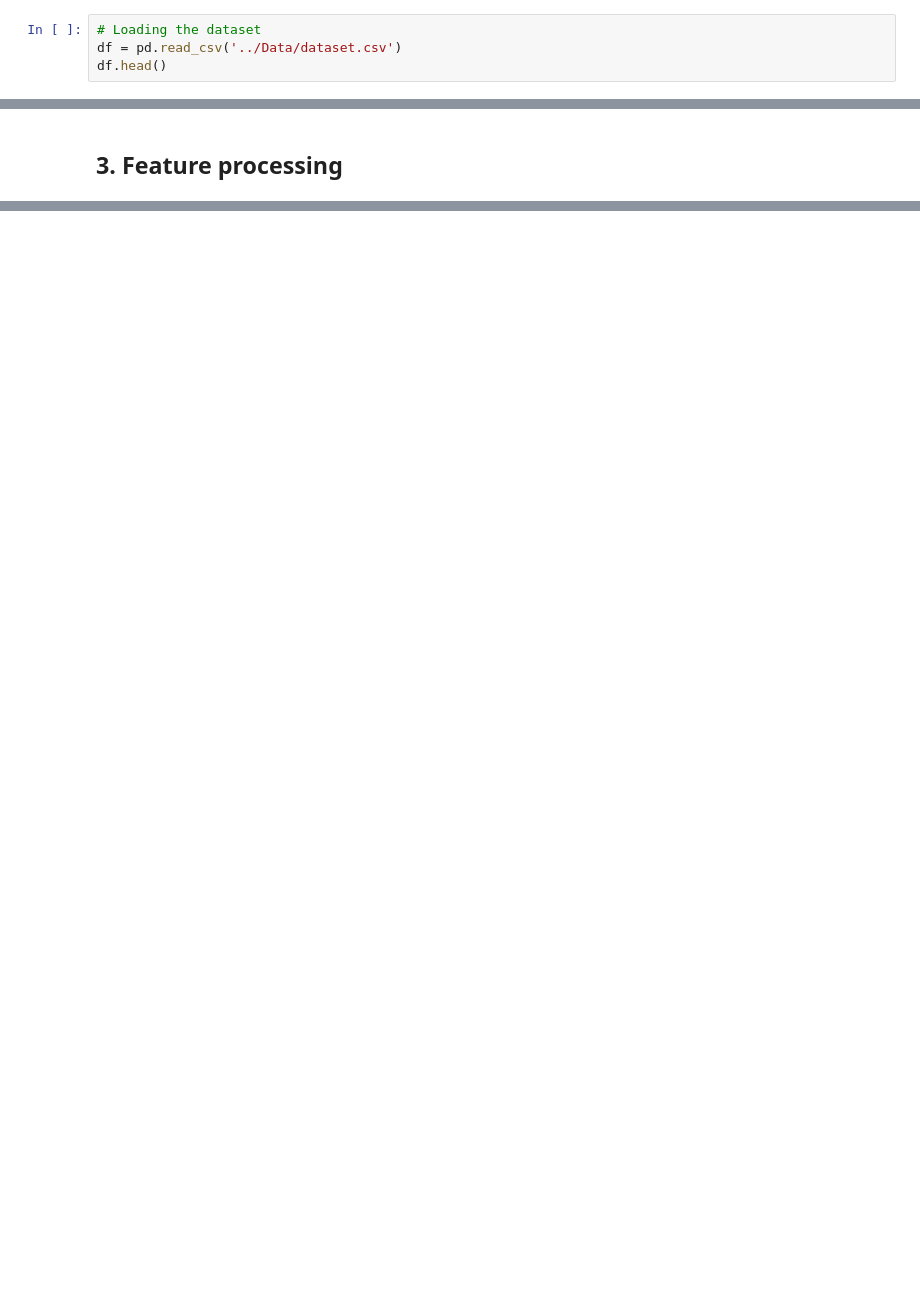
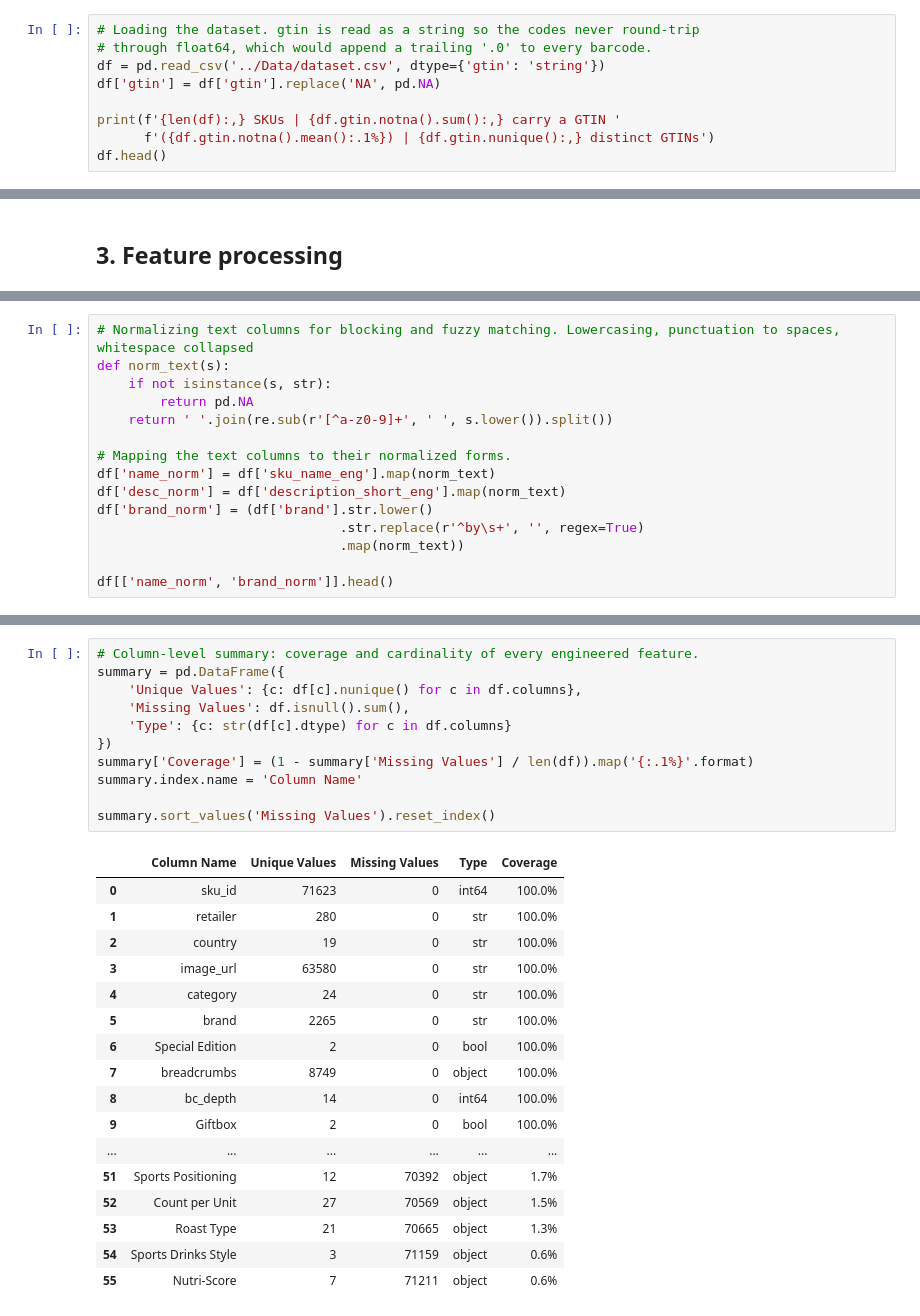
Before and after one commit to rojuspaukste/Item-Grouping-Task, a Jupyter notebook: Code/DataProcessing.ipynb, the cells around one changed output, grey strips where cells are left out. Drawn from its saved outputs; the diff is of its cells as text; blank space fills up the shorter version.

```diff
--- a/Code/DataProcessing.ipynb
+++ b/Code/DataProcessing.ipynb
@@ -6,7 +19,12 @@ import numpy as np
 # %% [markdown]
 ## 2. Loading data
 # %%
-# Loading the dataset
-df = pd.read_csv('../Data/dataset.csv')
+# Loading the dataset. gtin is read as a string so the codes never round-trip
+# through float64, which would append a trailing '.0' to every barcode.
+df = pd.read_csv('../Data/dataset.csv', dtype={'gtin': 'string'})
+df['gtin'] = df['gtin'].replace('NA', pd.NA)
+
+print(f'{len(df):,} SKUs | {df.gtin.notna().sum():,} carry a GTIN '
+      f'({df.gtin.notna().mean():.1%}) | {df.gtin.nunique():,} distinct GTINs')
 df.head()
 # %% [output]
@@ -66,0 +142,15 @@ df.head()
+# %%
+# Normalizing text columns for blocking and fuzzy matching. Lowercasing, punctuation to spaces, whitespace collapsed
+def norm_text(s):
+    if not isinstance(s, str):
+        return pd.NA
+    return ' '.join(re.sub(r'[^a-z0-9]+', ' ', s.lower()).split())
+
+# Mapping the text columns to their normalized forms.
+df['name_norm'] = df['sku_name_eng'].map(norm_text)
+df['desc_norm'] = df['description_short_eng'].map(norm_text)
+df['brand_norm'] = (df['brand'].str.lower()
+                               .str.replace(r'^by\s+', '', regex=True)
+                               .map(norm_text))
+
+df[['name_norm', 'brand_norm']].head()
@@ -66,0 +166,29 @@ df.head()
+# %%
+# Column-level summary: coverage and cardinality of every engineered feature.
+summary = pd.DataFrame({
+    'Unique Values': {c: df[c].nunique() for c in df.columns},
+    'Missing Values': df.isnull().sum(),
+    'Type': {c: str(df[c].dtype) for c in df.columns}
+})
+summary['Coverage'] = (1 - summary['Missing Values'] / len(df)).map('{:.1%}'.format)
+summary.index.name = 'Column Name'
+
+summary.sort_values('Missing Values').reset_index()
+# %% [output]
+|  | Column Name | Unique Values | Missing Values | Type | Coverage |
+| 0 | sku_id | 71623 | 0 | int64 | 100.0% |
+| 1 | retailer | 280 | 0 | str | 100.0% |
+| 2 | country | 19 | 0 | str | 100.0% |
+| 3 | image_url | 63580 | 0 | str | 100.0% |
+| 4 | category | 24 | 0 | str | 100.0% |
+| 5 | brand | 2265 | 0 | str | 100.0% |
+| 6 | Special Edition | 2 | 0 | bool | 100.0% |
+| 7 | breadcrumbs | 8749 | 0 | object | 100.0% |
+| 8 | bc_depth | 14 | 0 | int64 | 100.0% |
+| 9 | Giftbox | 2 | 0 | bool | 100.0% |
+| ... | ... | ... | ... | ... | ... |
+| 51 | Sports Positioning | 12 | 70392 | object | 1.7% |
+| 52 | Count per Unit | 27 | 70569 | object | 1.5% |
+| 53 | Roast Type | 21 | 70665 | object | 1.3% |
+| 54 | Sports Drinks Style | 3 | 71159 | object | 0.6% |
+| 55 | Nutri-Score | 7 | 71211 | object | 0.6% |
```
Also changed, not shown: parts of 29 cells of this notebook, 2 other files.
